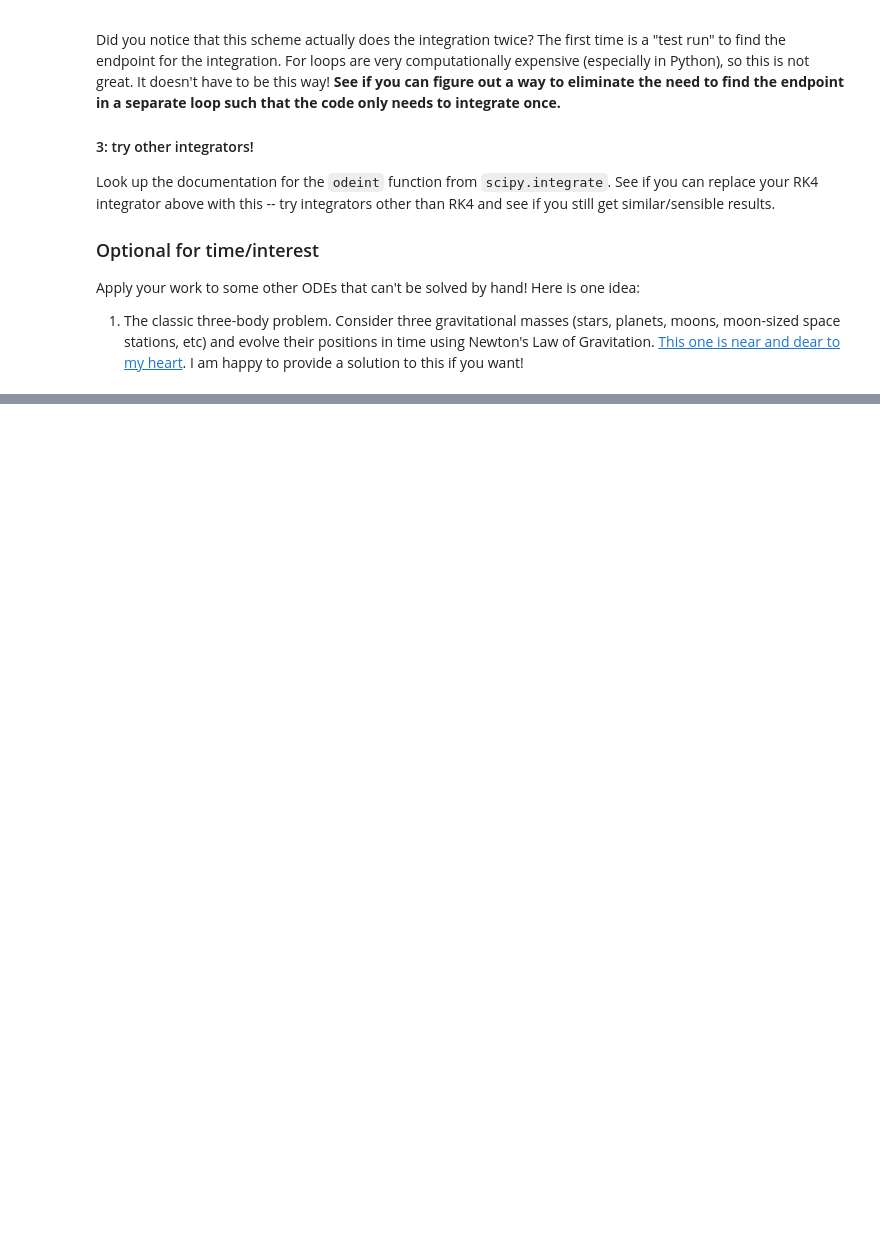
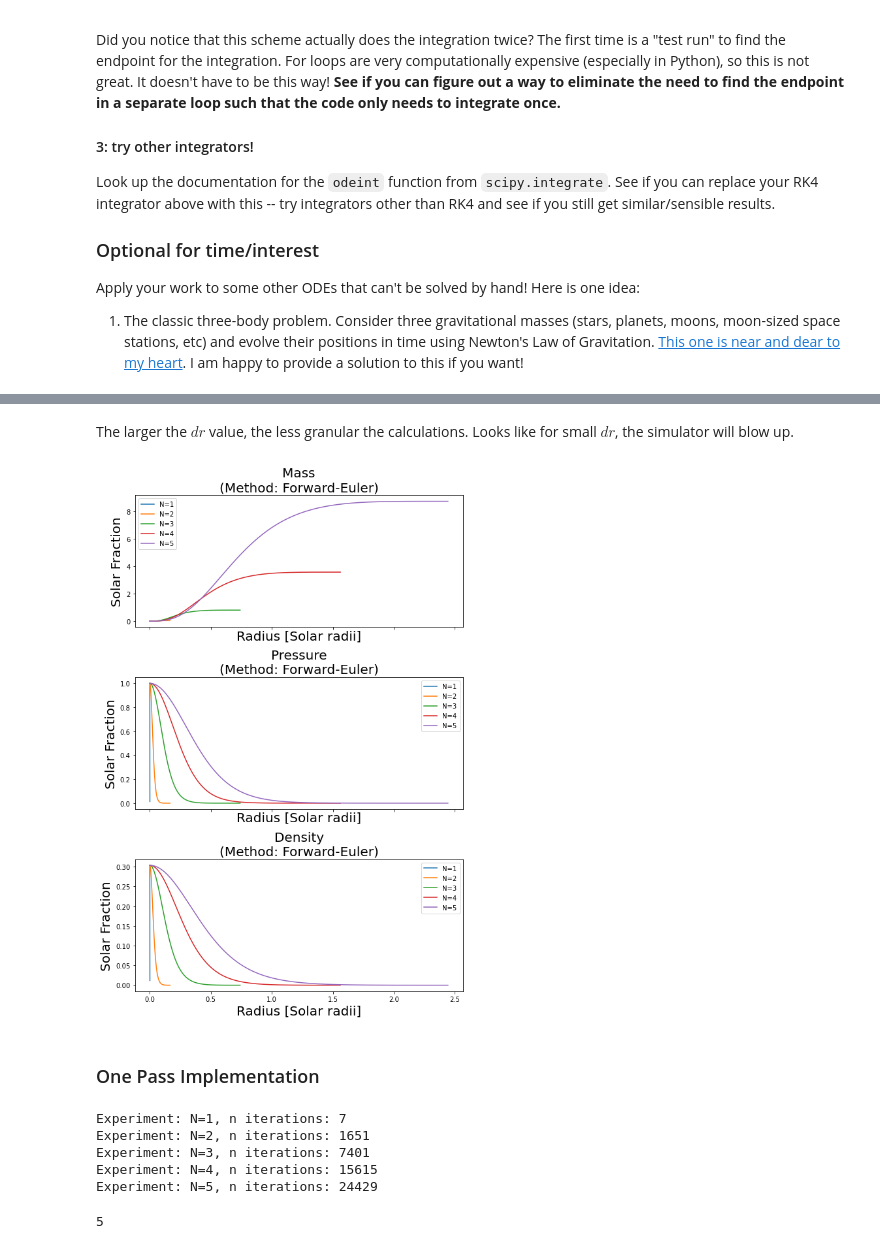
Before and after one commit to kevinmcmanus/ASTR3730_recitation, a Jupyter notebook: NumericalMethods/NumericalMethods.ipynb, the cells around one changed output, grey strips where cells are left out. Drawn from its saved outputs; the diff is of its cells as text; code cells hidden in the pictures; blank space fills up the shorter version.

```diff
--- a/NumericalMethods/NumericalMethods.ipynb
+++ b/NumericalMethods/NumericalMethods.ipynb
@@ -182,0 +220,15 @@ Apply your work to some other ODEs that can't be solved by hand! Here is one ide
+# %%
+sims = {}
+p0 = 26.5e15 #Pascals, ~pressure at center of Sun
+rho0 = 150e3 #kg/m^3, ~central density of Sun
+r_sun = 6.96e8 #Solar radii in meters
+#dr = 0.0001*6.96e8 #Solar radii in meters
+K = p0/((rho0)**get_exp(3))
+for dr in np.array([0.1, 0.01, 0.001, 0.0001, .00001])*r_sun:
+    rmaxE,nrE = integrate_test(p0,dr,K,True) #Euler method
+
+    #rE: vector of radii spaced dr apart
+    #vE 2d array, rows: rE, column[0] is mass, column[1] is pressure
+    rE,vE = integrate_final(p0,dr,nrE,K,True)
+
+    sims[f'dr={dr:.2e} m']={'rE':rE, 'vE':vE}
@@ -182,0 +276,29 @@ Apply your work to some other ODEs that can't be solved by hand! Here is one ide
+# %% [markdown]
+The larger the $dr$ value, the less granular the calculations.  Looks like for small $dr$, the simulator will blow up.
+# %%
+sims = {}
+p0 = 26.5e15 #Pascals, ~pressure at center of Sun
+rho0 = 150e3 #kg/m^3, ~central density of Sun
+r_sun = 6.96e8 #Solar radii in meters
+dr = 0.0001*6.96e8 #Solar radii in meters
+K = p0/((rho0)**get_exp(3))
+for n in np.array([1,2,3,4,5]):
+    K = p0/((rho0)**get_exp(n))
+    rmaxE,nrE = integrate_test(p0,dr,K,True) #Euler method
+
+    #rE: vector of radii spaced dr apart
+    #vE 2d array, rows: rE, column[0] is mass, column[1] is pressure
+    rE,vE = integrate_final(p0,dr,nrE,K,True)
+
+    sims[f'N={n}']={'rE':rE, 'vE':vE}
+# %%
+fig = plt.figure(figsize=(8,12))
+axs = fig.subplots(3,1, sharex=True, sharey=False)
+plot_mass(axs[0], sims)
+plot_pressure(axs[1], sims, p0 )
+plot_density(axs[2], sims, rho0, K)
+fig.tight_layout()
+# %% [output]
+[figure, added]
+# %% [markdown]
+### One Pass Implementation
@@ -182,0 +328,10 @@ Apply your work to some other ODEs that can't be solved by hand! Here is one ide
+# %%
+for s in sims:
+    n = len(sims[s]['rE'])
+    print(f'Experiment: {s}, n iterations: {n}')
+# %% [output]
+Experiment: N=1, n iterations: 7
+Experiment: N=2, n iterations: 1651
+Experiment: N=3, n iterations: 7401
+Experiment: N=4, n iterations: 15615
+Experiment: N=5, n iterations: 24429
@@ -182,0 +351,4 @@ Apply your work to some other ODEs that can't be solved by hand! Here is one ide
+# %%
+n
+# %% [output]
+5
```
Also changed, not shown: parts of 41 cells of this notebook, 1 other file.
